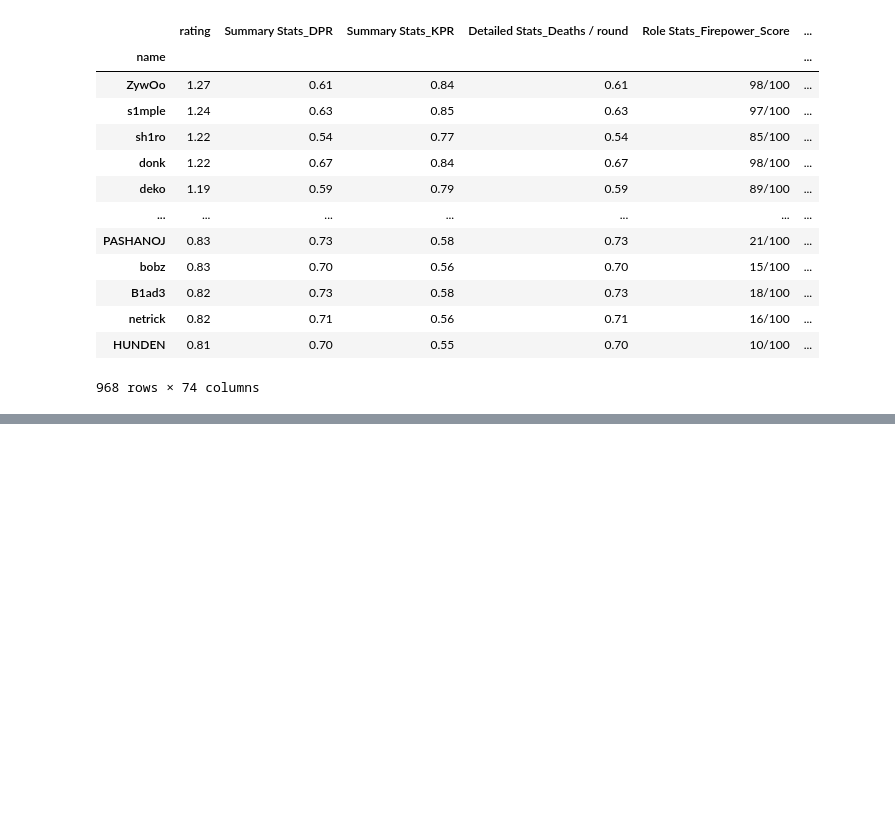
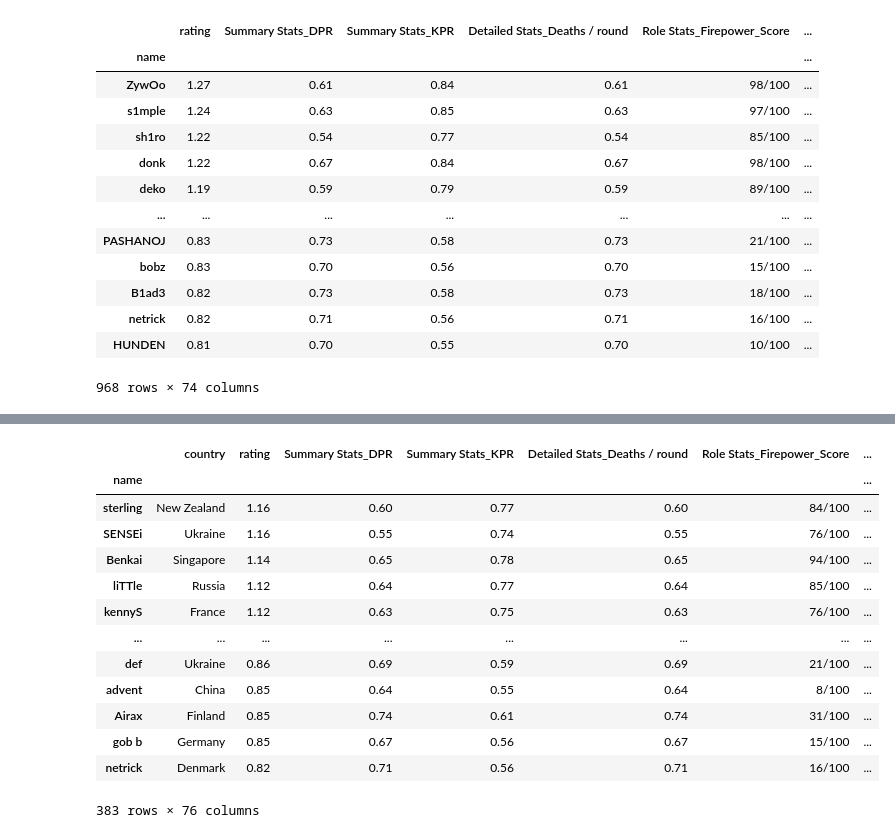
Before and after one commit to SikoticVinyl/VictorVis, a Jupyter notebook: shayne_files/shayne_deep_data.ipynb, the cells around one changed output, grey strips where cells are left out. Drawn from its saved outputs; the diff is of its cells as text; code cells hidden in the pictures; blank space fills up the shorter version.

```diff
--- a/shayne_files/shayne_deep_data.ipynb
+++ b/shayne_files/shayne_deep_data.ipynb
@@ -228,0 +249,18 @@ player_stats_df
+# %%
+no_team_df = filtered_dfs['No team']
+no_team_df
+# %% [output]
+|  | country | rating | Summary Stats_DPR | Summary Stats_KPR | Detailed Stats_Deaths / round | Role Stats_Firepower_Score | ... |
+| name |  |  |  |  |  |  | ... |
+| sterling | New Zealand | 1.16 | 0.60 | 0.77 | 0.60 | 84/100 | ... |
+| SENSEi | Ukraine | 1.16 | 0.55 | 0.74 | 0.55 | 76/100 | ... |
+| Benkai | Singapore | 1.14 | 0.65 | 0.78 | 0.65 | 94/100 | ... |
+| liTTle | Russia | 1.12 | 0.64 | 0.77 | 0.64 | 85/100 | ... |
+| kennyS | France | 1.12 | 0.63 | 0.75 | 0.63 | 76/100 | ... |
+| ... | ... | ... | ... | ... | ... | ... | ... |
+| def | Ukraine | 0.86 | 0.69 | 0.59 | 0.69 | 21/100 | ... |
+| advent | China | 0.85 | 0.64 | 0.55 | 0.64 | 8/100 | ... |
+| Airax | Finland | 0.85 | 0.74 | 0.61 | 0.74 | 31/100 | ... |
+| gob b | Germany | 0.85 | 0.67 | 0.56 | 0.67 | 15/100 | ... |
+| netrick | Denmark | 0.82 | 0.71 | 0.56 | 0.71 | 16/100 | ... |
+383 rows × 76 columns
```
Also changed, not shown: parts of 3 cells of this notebook.
